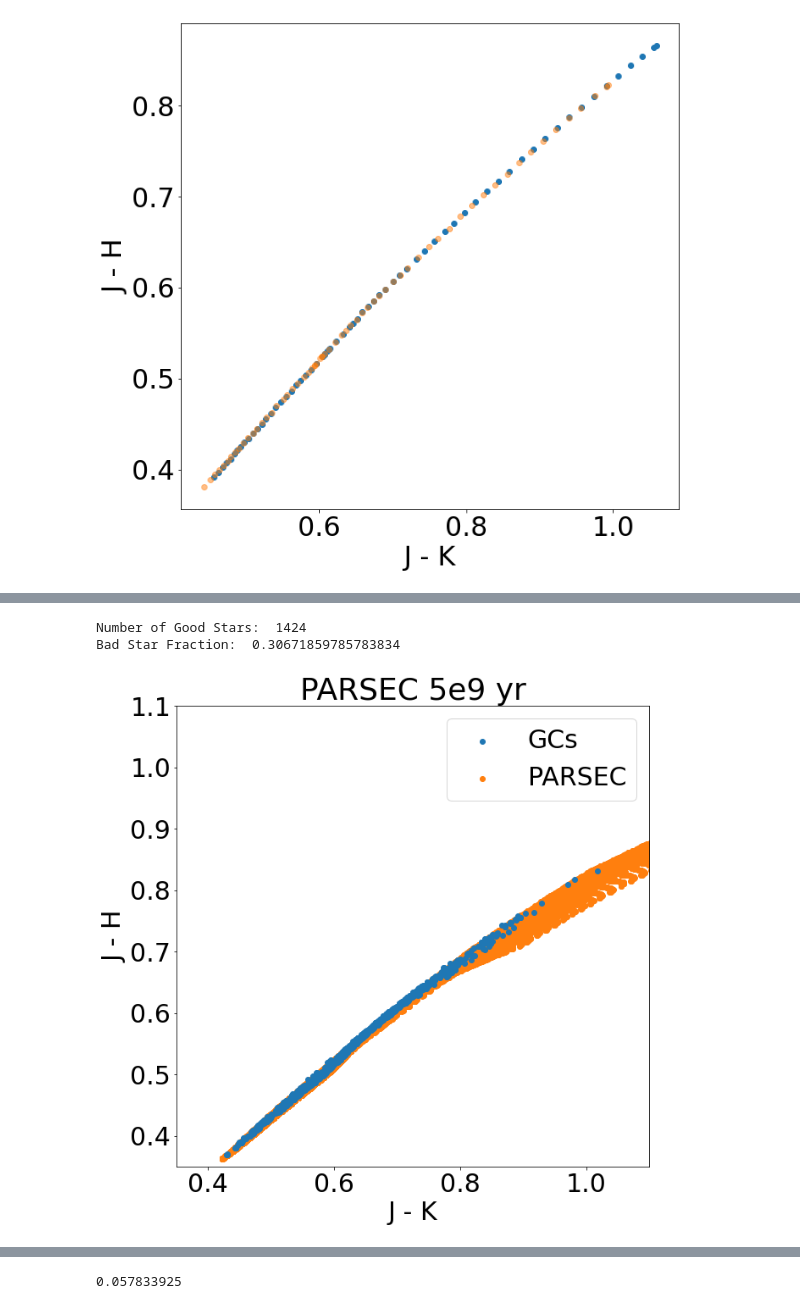
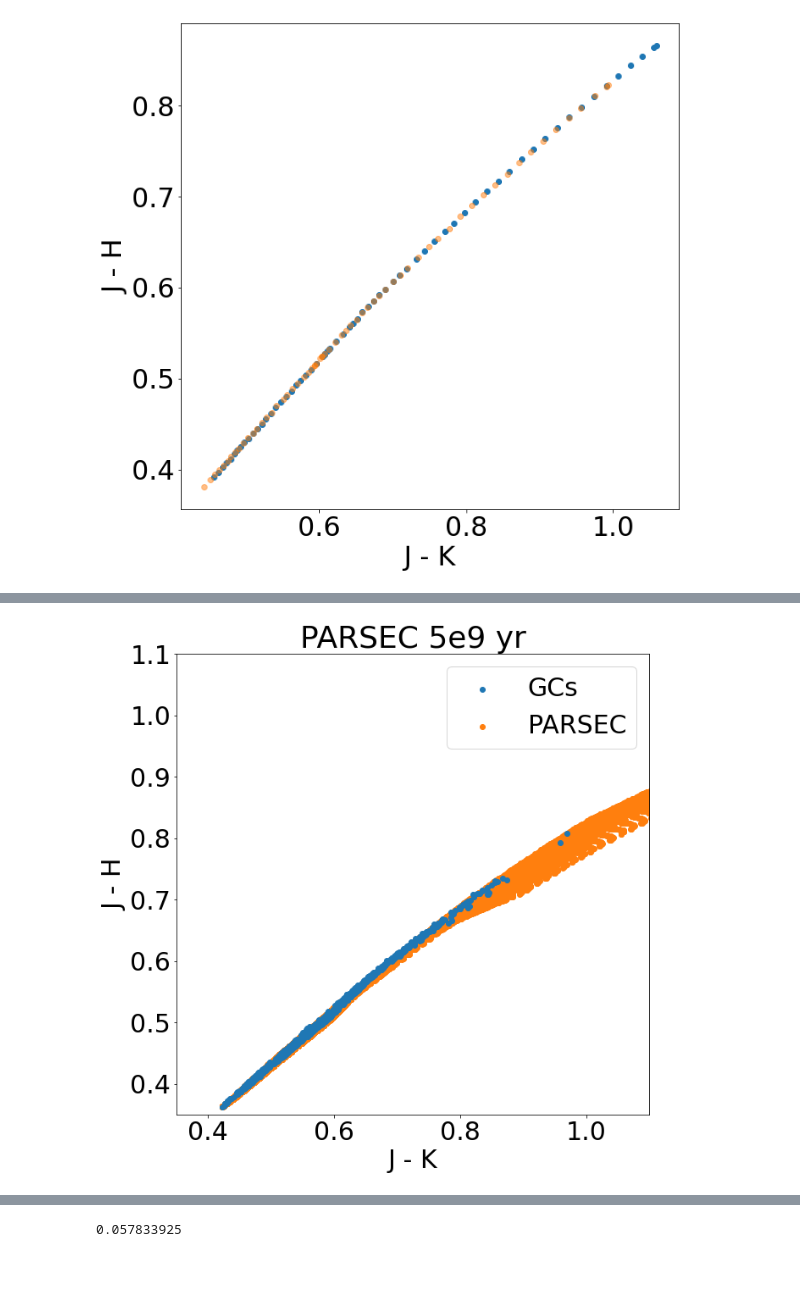
Before and after one commit to JoshuaPovick/Age_Fitting, a Jupyter notebook: ColorColor.ipynb, the cells around one changed output, grey strips where cells are left out. Saved outputs shown, nothing was run; the diff lists cells and outputs as text; code cells hidden in the pictures; blank space fills up the shorter version.

```diff
--- a/ColorColor.ipynb
+++ b/ColorColor.ipynb
@@ -998,39 +942,37 @@ Bad Star Fraction:  0.2692307692307692
 cross5 = []
 for i in tqdm_notebook(range(len(gcs))):
     cross5.append(extinct.parsec_locus_jhjk(gcs['J'][i]-gcs['K'][i],gcs['J'][i]-gcs['H'][i],cerjhjk,
                                             gcs['FE_H'][i],5,parsec5e9))
 
 for i in range(len(cross5)):
-    if len(cross5[i])>2:
+    if cross5[i].size>2:
         cross5[i] = np.array([-9999.0,-9999.0])
 
 jk_int5 = []
 jh_int5 = []
 for i in range(len(cross5)):
     jk_int5.append(cross5[i][0])
     jh_int5.append(cross5[i][1])
 
 jk_int5 = np.asarray(jk_int5)
 jh_int5 = np.asarray(jh_int5)
 
-print('Number of Good Stars: ',len(np.squeeze(np.where(jk_int5!=-9999.0))))
-print('Bad Star Fraction: ', len(np.squeeze(np.where(jk_int5==-9999.0)))/len(jk_int5))
+# print('Number of Good Stars: ',len(np.squeeze(np.where(jk_int5!=-9999.0))))
+# print('Bad Star Fraction: ', len(np.squeeze(np.where(jk_int5==-9999.0)))/len(jk_int5))
 
 plt.figure(figsize=[10,10])
 plt.scatter(jk_int5,jh_int5,zorder=2,label='GCs')
 plt.scatter(parsec5e9['Jmag']-parsec5e9['Ksmag'],parsec5e9['Jmag']-parsec5e9['Hmag'],zorder=1,label='PARSEC')
 plt.legend()
 plt.xlim(0.35,1.1)
 plt.ylim(0.35,1.1)
 
 plt.title(r'PARSEC 5e9 yr')
 plt.xlabel(r'J - K')
 plt.ylabel(r'J - H')
 plt.show()
 # %% [output]
-Number of Good Stars:  1424
-Bad Star Fraction:  0.30671859785783834
-[figure, old version]
+[figure, new version]
 # %%
 cross_jkjg = []
 for i in tqdm_notebook(range(len(gcs))):
```
Also changed, not shown: parts of 28 cells of this notebook, 1 other file.
